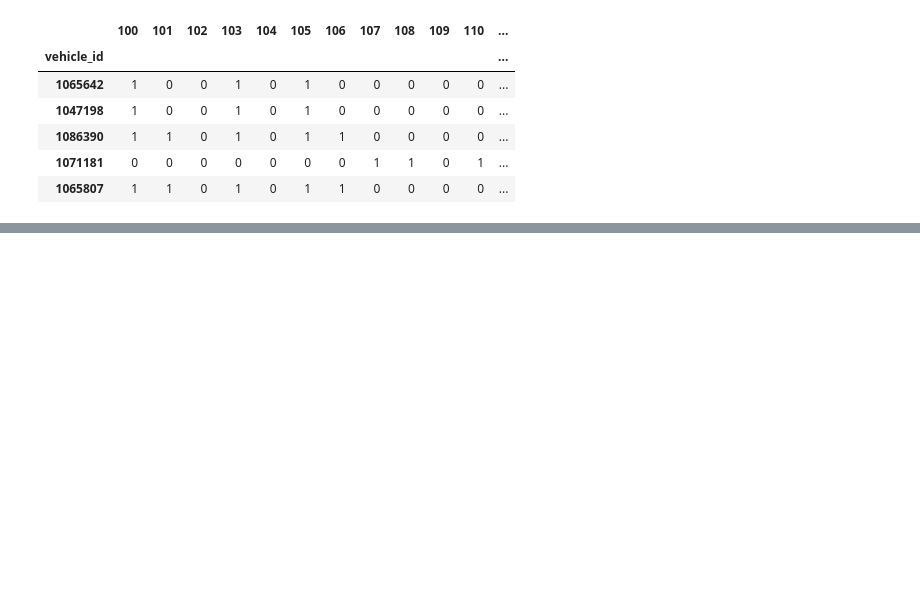
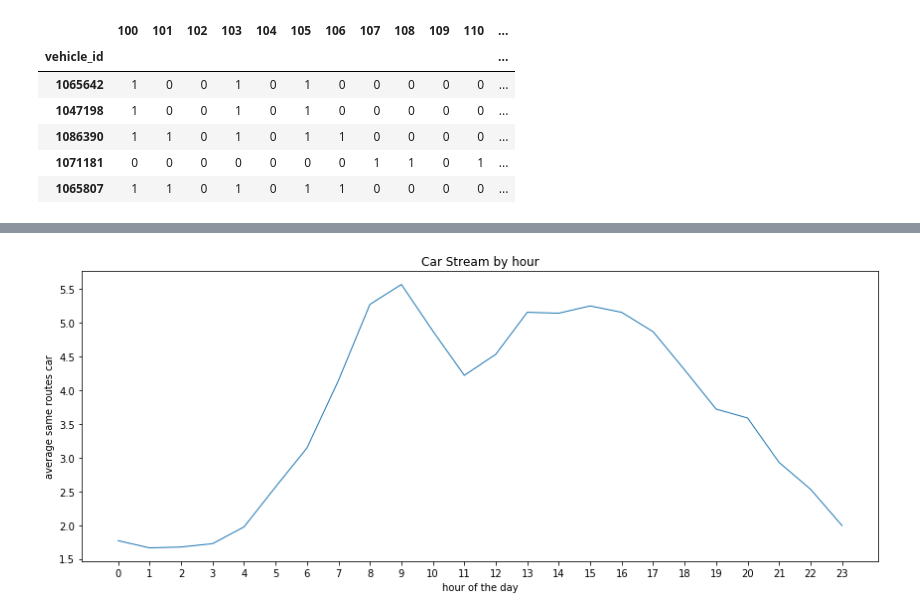
Before and after one commit to muciyuallen/TrafficFlowOptimization, a Jupyter notebook: Exploratory_Data_Analysis.ipynb, the cells around one changed output, grey strips where cells are left out. Saved outputs shown, nothing was run; the diff lists cells and outputs as text; code cells hidden in the pictures; blank space fills up the shorter version.

Commit message:
visualization

```diff
--- a/Exploratory_Data_Analysis.ipynb
+++ b/Exploratory_Data_Analysis.ipynb
@@ -681,0 +701,19 @@ strong multicollinearity or other numerical problems.
+# %%
+V_df_ = V_df.copy()
+V_df_['start_time'] = tra['starting_time']
+car_stream = V_df_[['same_route_cars','start_time']].set_index('start_time')
+
+hour_stream = car_stream[['same_route_cars']].groupby(car_stream.index.hour).mean()
+day_stream = car_stream[['same_route_cars']].groupby(car_stream.index.day).mean()
+week_stream = car_stream[['same_route_cars']].groupby(car_stream.index.week).mean()
+
+fig, ax = plt.subplots(figsize = (12,5))
+ax.plot(hour_stream.index,hour_stream['same_route_cars'], linestyle='-', linewidth=1, label='same_routes_cars')
+ax.set_xticks(hour_stream.index)
+plt.xlabel('hour of the day')
+plt.ylabel('average same routes car')
+plt.title('Car Stream by hour')
+plt.savefig('plot')
+plt.tight_layout()
+# %% [output]
+[figure, added]
```
Also changed, not shown: parts of 12 cells of this notebook, 1 other file.
